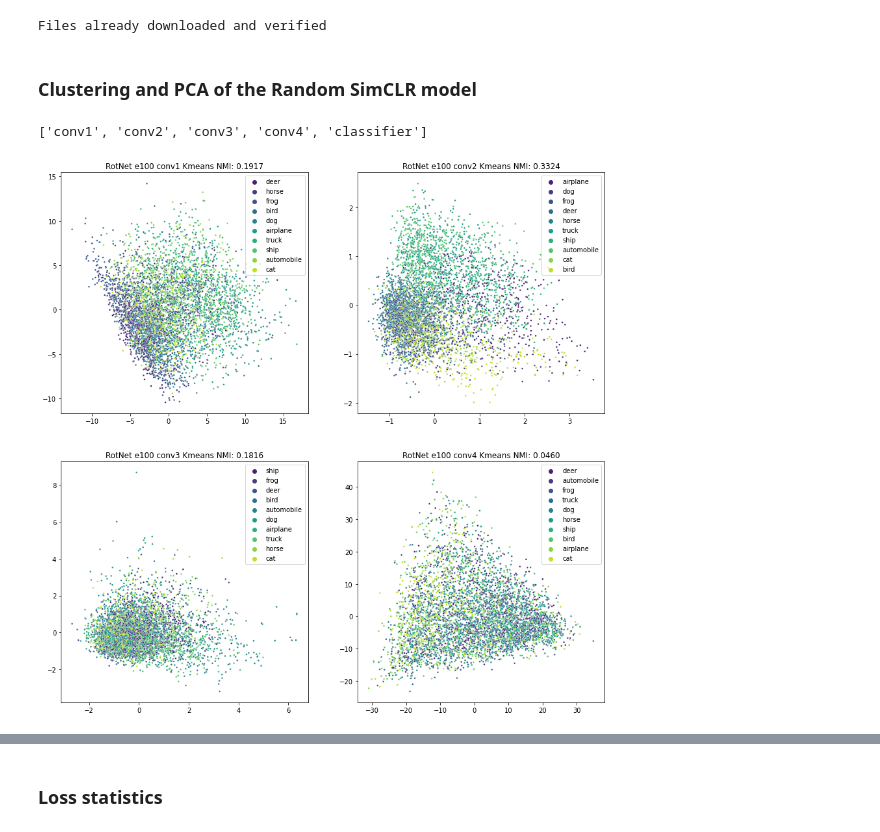
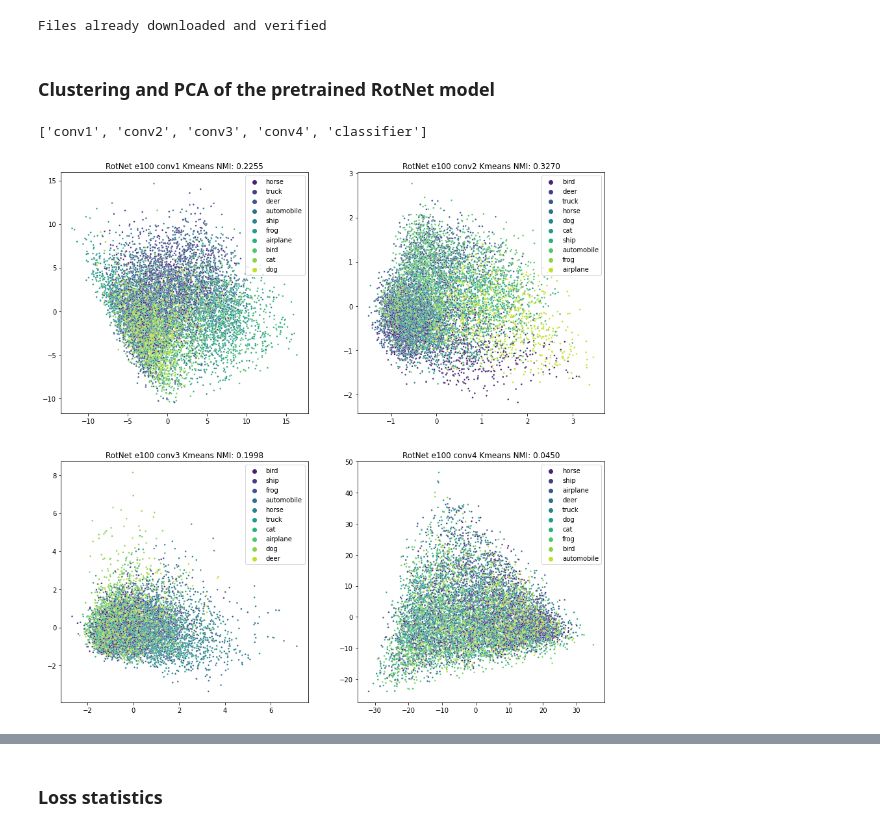
Before and after one commit to AlinaGodun/dcl_b, a Jupyter notebook: RotNetAnalysis2.ipynb, the cells around one changed output, grey strips where cells are left out. Cells and saved outputs as stored; diff of their text form; code cells hidden in the pictures.

Commit message:
rotnet analysis: classify all the data

```diff
--- a/RotNetAnalysis2.ipynb
+++ b/RotNetAnalysis2.ipynb
@@ -73,26 +74,24 @@ data_percent = 0.4
 # %% [output]
 Files already downloaded and verified
 # %% [markdown]
-### Clustering and PCA of the Random SimCLR model
+### Clustering and PCA of the pretrained RotNet model
 # %%
 def encode_batchwise(dataloader, model, device, layer, flatten=False):
     """ Utility function for embedding the whole data set in a mini-batch fashion
     """
     embeddings = []
     labels = []
-    original = []
     for batch, blabels in dataloader:
         batch_data = batch.to(device)
         feats = model(batch_data, layer)
-        original.append(batch)
         if flatten:
             embeddings.append(feats.flatten(start_dim=1).detach().cpu())
         else:
             embeddings.append(feats.detach().cpu())
         labels = labels + blabels.tolist()
-    return torch.cat(embeddings, dim=0).numpy(), labels, original
+    return torch.cat(embeddings, dim=0).numpy(), labels
 # %%
-test_data = load_util.load_custom_cifar('./data', download=False, train=False, data_percent=0.5, for_model='SimCLR')
+test_data = load_util.load_custom_cifar('./data', download=False, train=False, data_percent=1.0, for_model='SimCLR')
 testloader = torch.utils.data.DataLoader(test_data,
                                           batch_size=264,
                                           shuffle=True,
@@ -113,21 +112,21 @@ print(model.feat_block_names)
 # %%
 fig, axes = plt.subplots(2,2, figsize=(15,15))
 axes = axes.flatten()
 
 for i, layer in enumerate(model.feat_block_names[:-1]):
     ver = f'RotNet e100 {layer}'
-    embedded_data, labels, _ = encode_batchwise(testloader, model, device, [layer], flatten=True)
+    embedded_data, labels = encode_batchwise(testloader, model, device, [layer], flatten=True)
     lable_classes=[colors_classes[l] for l in labels]
 
     n_clusters = len(set(labels))
     kmeans = KMeans(n_clusters=n_clusters)
     kmeans.fit(embedded_data)
     nmi = normalized_mutual_info_score(labels, kmeans.labels_)
 
     pca = PCA(n_components=2)
     reduced_data = pca.fit_transform(embedded_data)
 
     axes[i].set_title(f'{ver} Kmeans NMI: {nmi:.4f}')
     sns.scatterplot(ax=axes[i], x=reduced_data[:,0], y=reduced_data[:,1], hue=lable_classes, s=7, palette='viridis')
 # %% [output]
-[figure, old version]
+[figure, new version]
```
Also changed, not shown: parts of 13 cells of this notebook.
